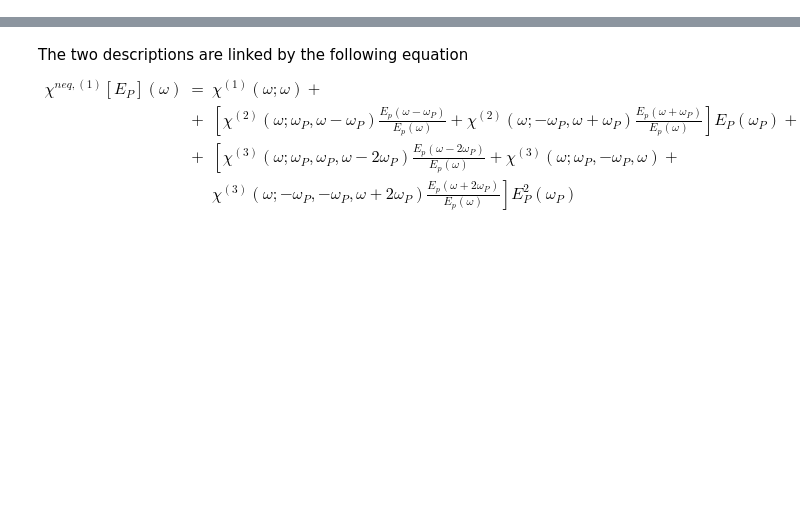
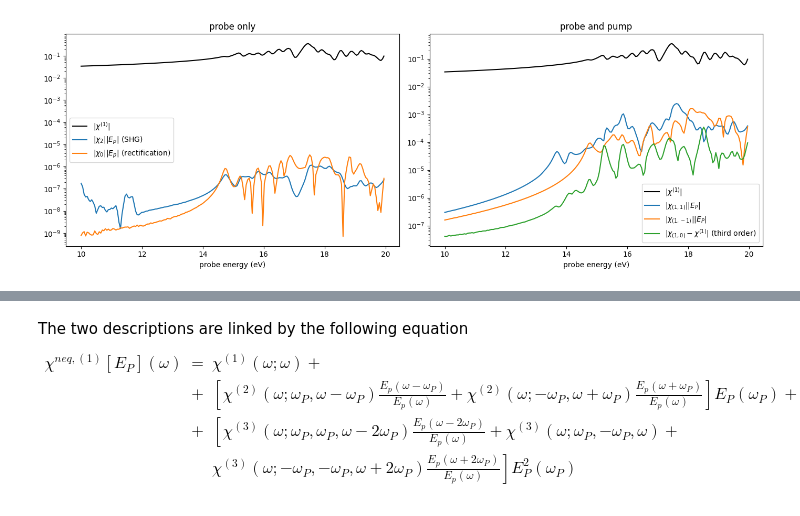
Before and after one commit to marcodalessandro76/LiF, a Jupyter notebook: NL_Chi/NL-Chi_Analysis.ipynb, the cells around one changed output, grey strips where cells are left out. Saved outputs shown, nothing was run; the diff lists cells and outputs as text; code cells hidden in the pictures; blank space fills up the shorter version.

```diff
--- a/NL_Chi/NL-Chi_Analysis.ipynb
+++ b/NL_Chi/NL-Chi_Analysis.ipynb
@@ -11,0 +70,9 @@ import os, re
+# %%
+omega = freq_mix.probe_freqs
+freqs = omega*Const.HaToeV
+omega_P = freq_mix.pump_freq
+Ep = data_Pp.Efield[0]['amplitude']
+EP = data_Pp.Efield2[0]['amplitude']
+print('probe range (eV): %.3f - %.3f, step %.4f eV'%(freqs[0],freqs[-1],freqs[1]-freqs[0]))
+print('pump frequency (eV): %.3f'%(omega_P*Const.HaToeV))
+print('probe amplitude E0 (au): %.3e - pump amplitude E0 (au): %.3e'%(Ep,EP))
@@ -11,0 +148,20 @@ import os, re
+# %%
+abs_Ep, abs_EP = Ep/2, EP/2
+fig,axes = plt.subplots(1,2,figsize=(14,5))
+ax = axes[0]
+ax.semilogy(freqs,np.abs(chi1_sin),'k',label=r'$|\chi^{(1)}|$')
+ax.semilogy(freqs,np.abs(chi_sin[2])*abs_Ep,label=r'$|\chi_{2}||E_p|$ (SHG)')
+ax.semilogy(freqs,np.abs(chi_sin[0])*abs_Ep,label=r'$|\chi_{0}||E_p|$ (rectification)')
+ax.set_title('probe only')
+ax = axes[1]
+ax.semilogy(freqs,np.abs(chi1_sin),'k',label=r'$|\chi^{(1)}|$')
+ax.semilogy(freqs,np.abs(chi_freqmix[(1,1)])*abs_EP,label=r'$|\chi_{(1,1)}||E_P|$')
+ax.semilogy(freqs,np.abs(chi_freqmix[(1,-1)])*abs_EP,label=r'$|\chi_{(1,-1)}||E_P|$')
+ax.semilogy(freqs,np.abs(chi1_Pp-chi1_sin),label=r'$|\chi_{(1,0)}-\chi^{(1)}|$ (third order)')
+ax.set_title('probe and pump')
+for ax in axes:
+    ax.set_xlabel('probe energy (eV)')
+    ax.legend()
+plt.tight_layout()
+# %% [output]
+[figure, added]
```
Also changed, not shown: parts of 101 cells of this notebook, 1 other file.
